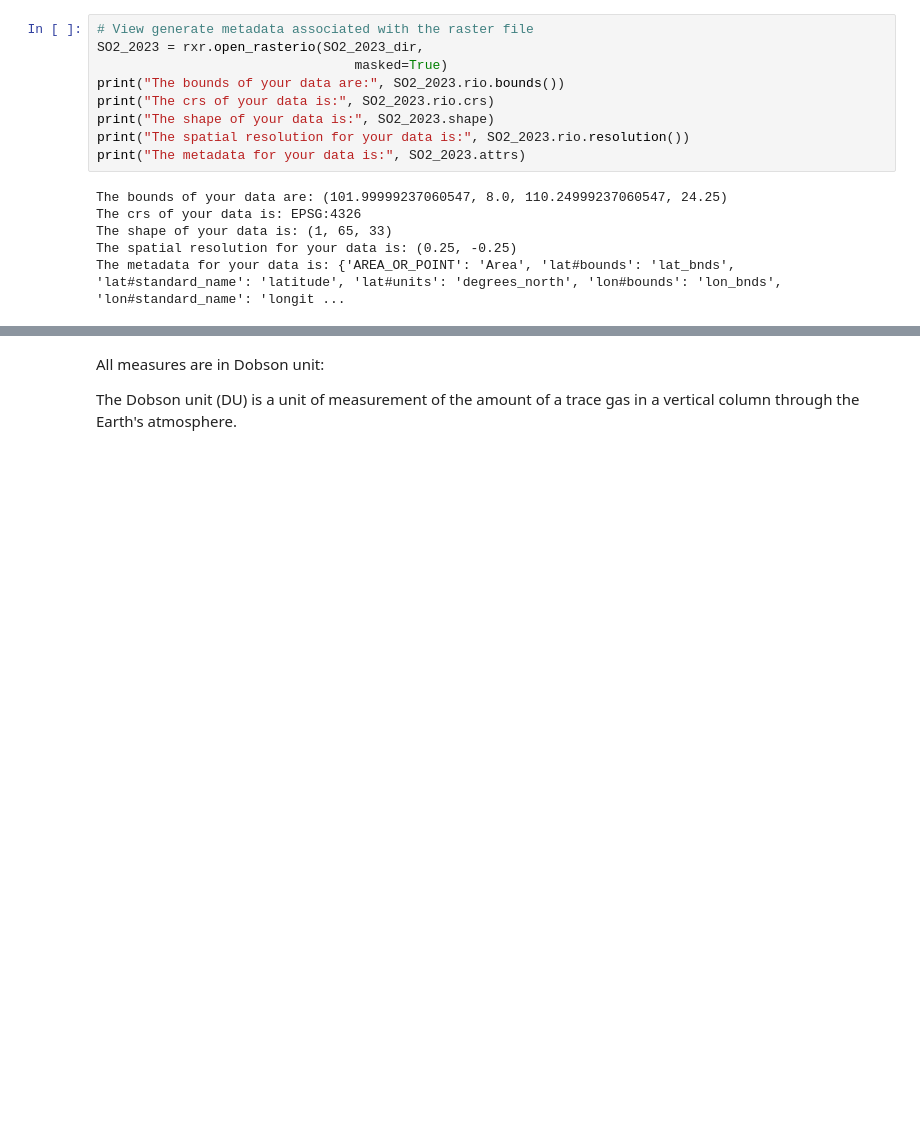
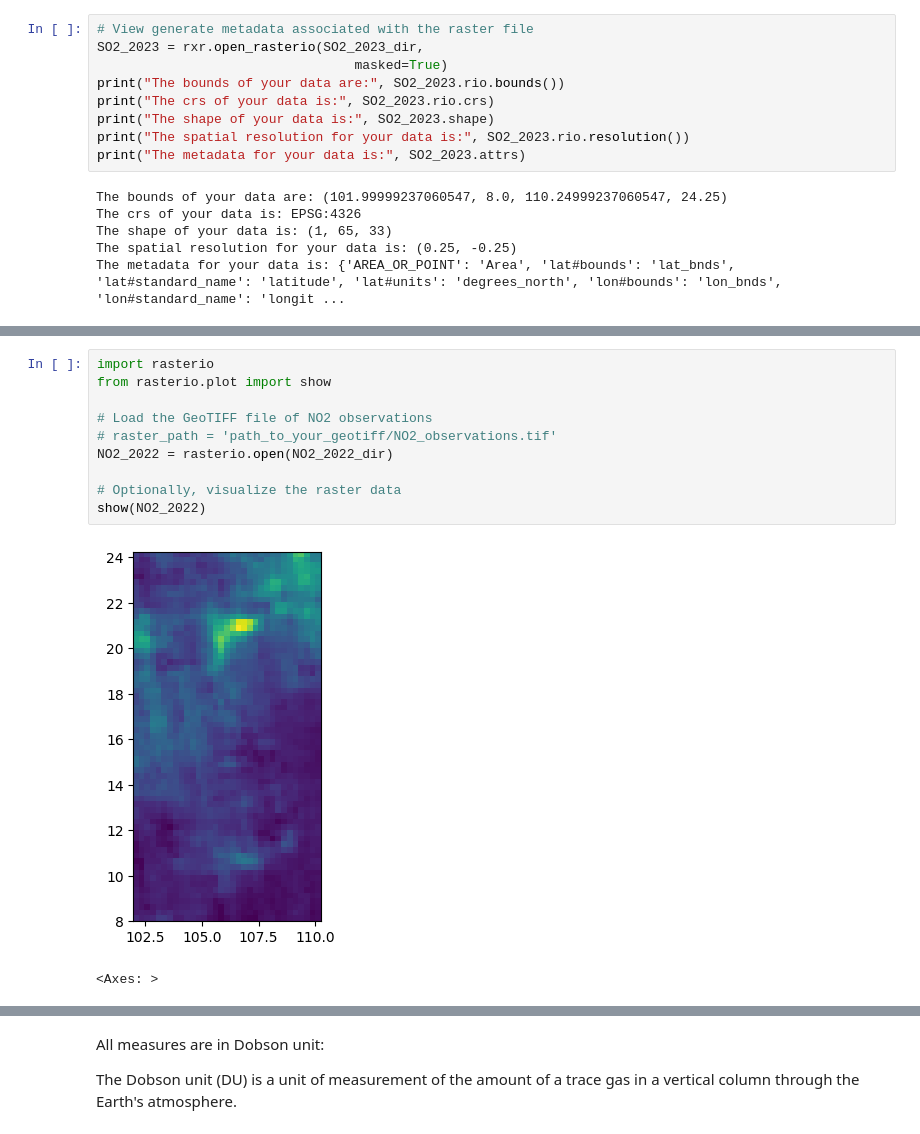
Before and after one commit to nickeubank/Vietnam_air_pollution, a Jupyter notebook: airpollution.ipynb, the cells around one changed output, grey strips where cells are left out. Saved outputs shown, nothing was run; the diff lists cells and outputs as text; blank space fills up the shorter version.

```diff
--- a/airpollution.ipynb
+++ b/airpollution.ipynb
@@ -316,0 +147,13 @@ merge4
+# %%
+import rasterio
+from rasterio.plot import show
+
+# Load the GeoTIFF file of NO2 observations
+# raster_path = 'path_to_your_geotiff/NO2_observations.tif'
+NO2_2022 = rasterio.open(NO2_2022_dir)
+
+# Optionally, visualize the raster data
+show(NO2_2022)
+# %% [output]
+[figure, added]
+<Axes: >
```
Also changed, not shown: parts of 25 cells of this notebook, 3 other files.
